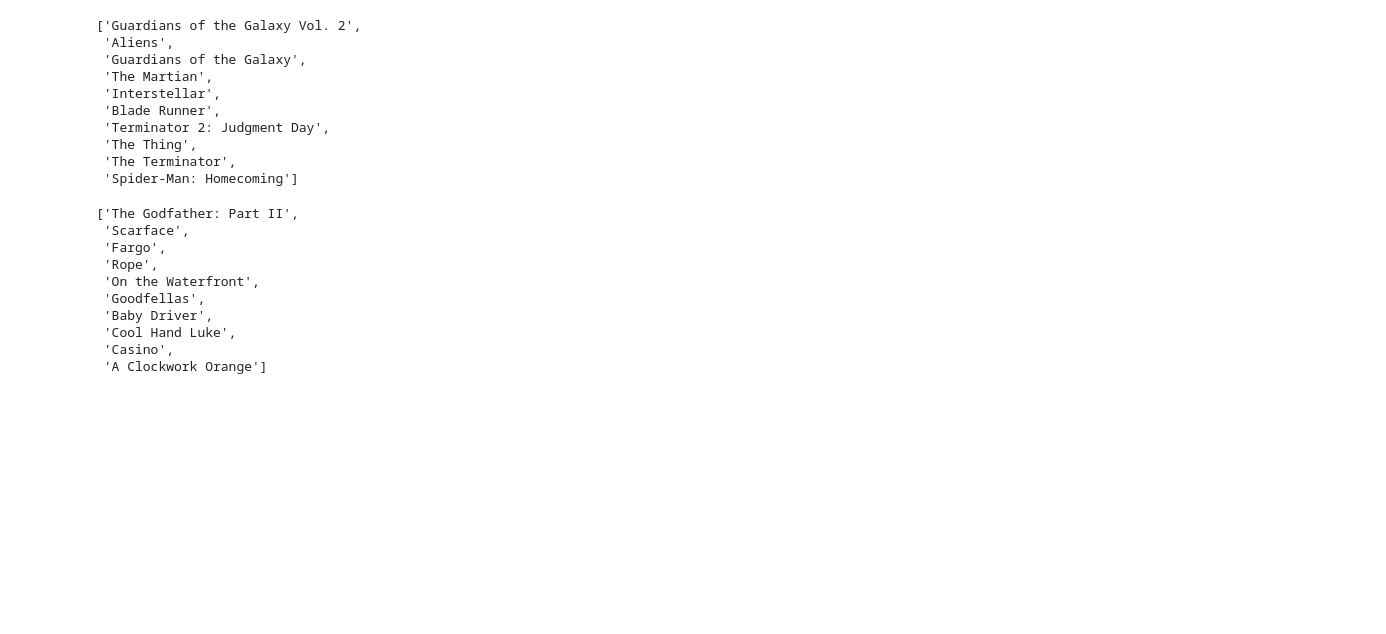
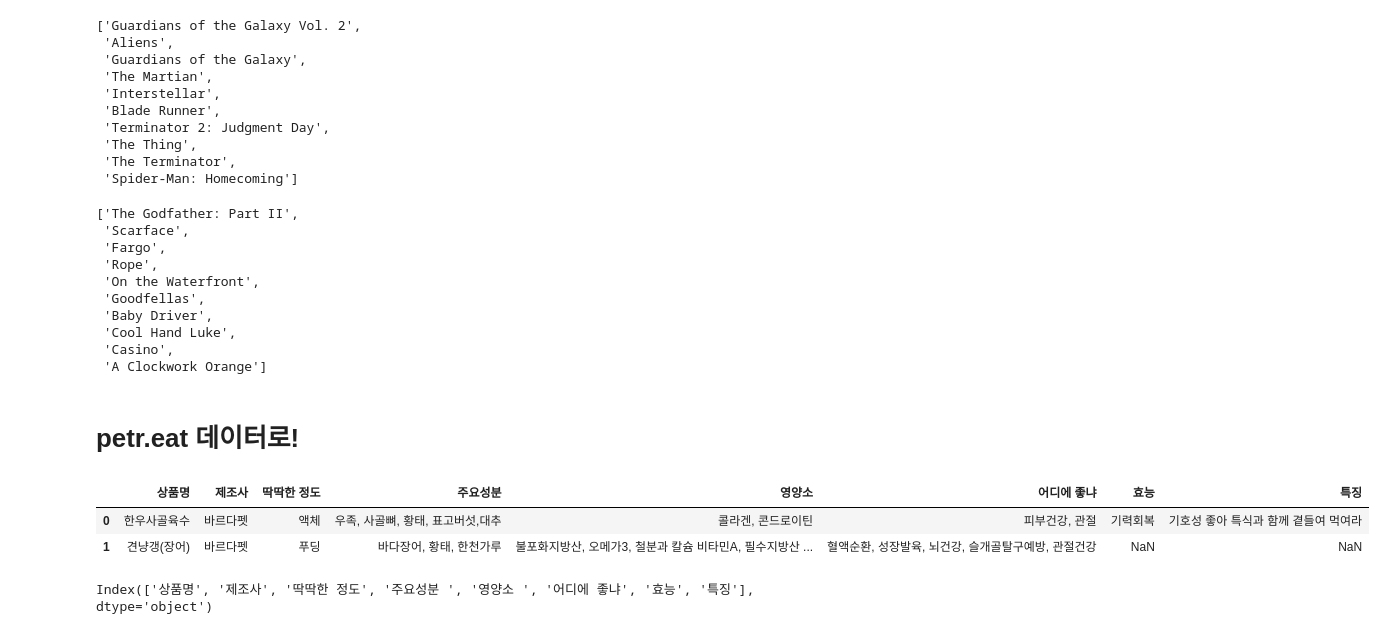
Before and after one commit to hw79chopin/Deep-Learning-Codebook, a Jupyter notebook: NLP/Recommender/Recommendation_NLP.ipynb, the cells around one changed output. Saved outputs shown, nothing was run; the diff lists cells and outputs as text; code cells hidden in the pictures; blank space fills up the shorter version.

Commit message:
recommender with Petr.eat data uploaded

```diff
--- a/NLP/Recommender/Recommendation_NLP.ipynb
+++ b/NLP/Recommender/Recommendation_NLP.ipynb
@@ -379,3 +378,19 @@ recommend('The Godfather')
  'Cool Hand Luke',
  'Casino',
  'A Clockwork Orange']
+# %% [markdown]
+# petr.eat 데이터로!
+# %%
+df = pd.read_excel('제품별 원재료 및 성분표.xlsx')
+# %%
+temp = df.copy()
+# %%
+temp.head(2)
+# %% [output]
+|  | 상품명 | 제조사 | 딱딱한 정도 | 주요성분 | 영양소 | 어디에 좋냐 | 효능 | 특징 |
+| 0 | 한우사골육수 | 바르다펫 | 액체 | 우족, 사골뼈, 황태, 표고버섯,대추 | 콜라겐, 콘드로이틴 | 피부건강, 관절 | 기력회복 | 기호성 좋아 특식과 함께 곁들여 먹여라 |
+| 1 | 견냥갱(장어) | 바르다펫 | 푸딩 | 바다장어, 황태, 한천가루 | 불포화지방산, 오메가3, 철분과 칼슘 비타민A, 필수지방산 ... | 혈액순환, 성장발육, 뇌건강, 슬개골탈구예방, 관절건강 | NaN | NaN |
+# %%
+temp.columns
+# %% [output]
+Index(['상품명', '제조사', '딱딱한 정도', '주요성분 ', '영양소 ', '어디에 좋냐', '효능', '특징'], dtype='object')
```
Also changed, not shown: parts of 15 cells of this notebook.
